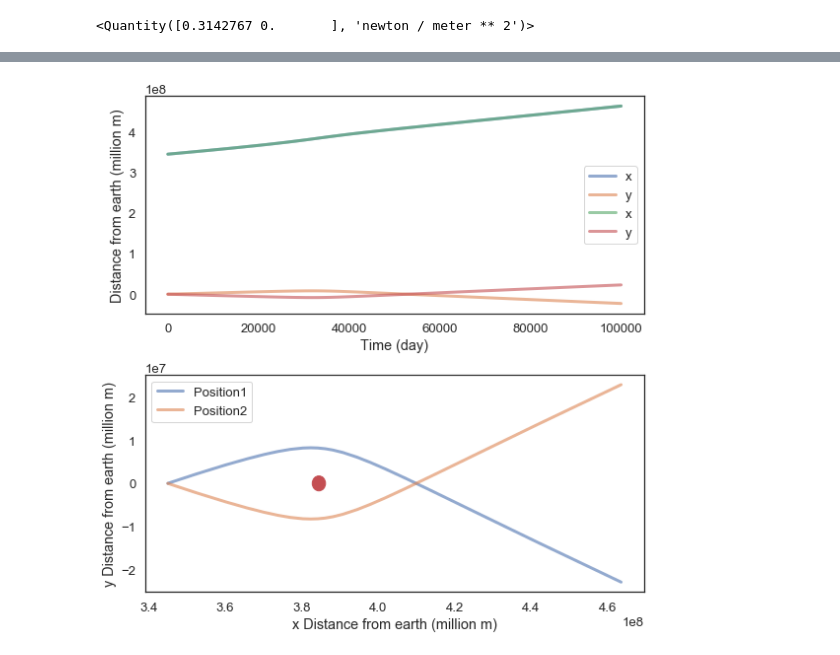
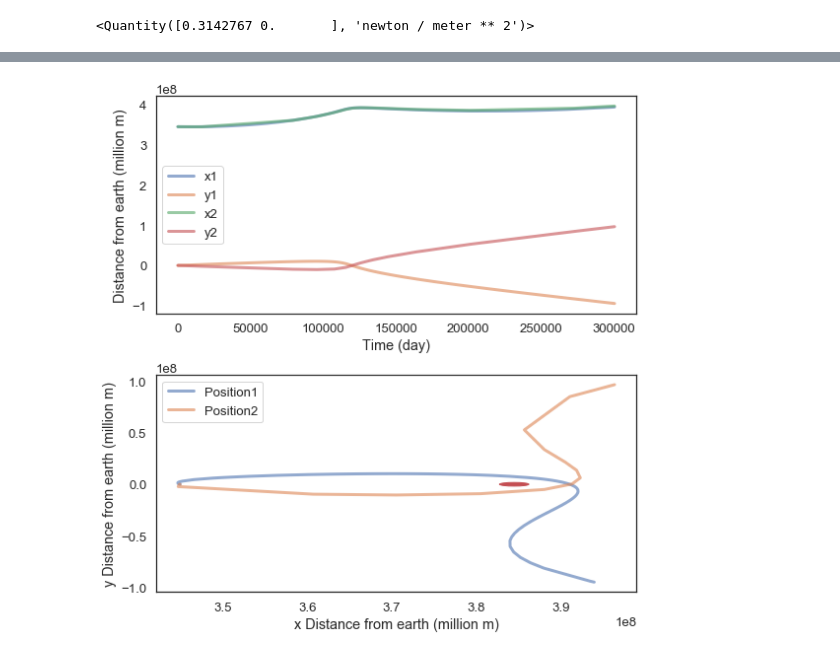
Before and after one commit to mpatil99/modsim-Project3, a Jupyter notebook: Untitled1.ipynb, the cells around one changed output, grey strips where cells are left out. Cells and saved outputs as stored; diff of their text form; code cells hidden in the pictures.

```diff
--- a/Untitled1.ipynb
+++ b/Untitled1.ipynb
@@ -35,18 +35,18 @@ r_0 = 344970933  #distance from center of Earth to Lagrange point
 # %% [output]
 344970933
 # %%
-def make_system(mEarth, mMoon, mSatellite, G, r_0, vx,vy):
+def make_system(mEarth, mMoon, mSatellite, G, r_0, v,theta, t_end):
 
     init = State(x = 344970933 *m,
                  y = 0*m ,
-                 vx = vx *m/s ,
-                 vy = vy *m/s ,
+                 vx = v* math.cos(theta) *m/s ,
+                 vy = v* math.sin(theta) *m/s ,
                  mx = 384472281 *m, #distance from Earth to Moon
                  my = 0*m);
 
 
     t_0 = 0 *s
-    t_end = 1e5 *s
+    t_end = t_end *s
 
 
     return System(init=init,
@@ -56,3 +56,4 @@ def make_system(mEarth, mMoon, mSatellite, G, r_0, vx,vy):
                 G = G,
                 t_0 = t_0,
                 t_end=t_end)
+system = make_system(Mass_Earth, Mass_Moon, Mass_Satellite, G, r_0,1000,1000,1e6)
@@ -119,7 +130,7 @@ slope_func(system.init, 0, system)
  0,
  0)
 # %%
-system = make_system(Mass_Earth, Mass_Moon, Mass_Satellite, G, r_0, 1000,300)
+system = make_system(Mass_Earth, Mass_Moon, Mass_Satellite, G, r_0, 100,40,1e5)
 results, details = run_ode_solver(system, slope_func, method = "RK23")
 details
 # %% [output]
@@ -153,26 +170,31 @@ def plot_position2(results1, results2):
 
     unpack(system)
     subplot(2,1,1)
-    plot(results1.x, label='x')
-    plot(results1.y, label = 'y')
-    plot(results2.x, label='x')
-    plot(results2.y, label = 'y')
+    plot(results1.x, label='x1')
+    plot(results1.y, label = 'y1')
+    plot(results2.x, label='x2')
+    plot(results2.y, label = 'y2')
     decorate(xlabel='Time (day)',
              ylabel='Distance from earth (million m)')
     subplot(2,1,2)
+    plot(results1.x,results1.y, label = 'Position1')
+    plot(results2.x,results2.y, label = 'Position2')
     circle1 = plt.Circle((384472281, 0), 1736482, color='r')
     fig = plt.gcf()
     ax = fig.gca()
     ax.add_artist(circle1)
-    plot(results1.x,results1.y, label = 'Position1')
-    plot(results2.x,results2.y, label = 'Position2')
+    circle2 = plt.Circle((0, 0), 6371000, color='b')
+    fig = plt.gcf()
+    ax = fig.gca()
+    ax.add_artist(circle2)
     decorate(xlabel='x Distance from earth (million m)',
              ylabel='y Distance from earth (million m)')
 # %%
+system = make_system(Mass_Earth, Mass_Moon, Mass_Satellite, G, r_0, 150,90,300500)
+results1, details = run_ode_solver(system, slope_func, method = "LSODA")
 
-system = make_system(Mass_Earth, Mass_Moon, Mass_Satellite, G, r_0, 1000,-300)
-results2, details = run_ode_solver(system, slope_func, method = "RK23")
-details
-plot_position2(results,results2)
+system = make_system(Mass_Earth, Mass_Moon, Mass_Satellite, G, r_0, 150,-90,300500)
+results2, details = run_ode_solver(system, slope_func, method = "RK45")
+plot_position2(results1,results2)
 # %% [output]
-[figure, old version]
+[figure, new version]
```
Also changed, not shown: parts of 5 cells of this notebook, 3 other files.
